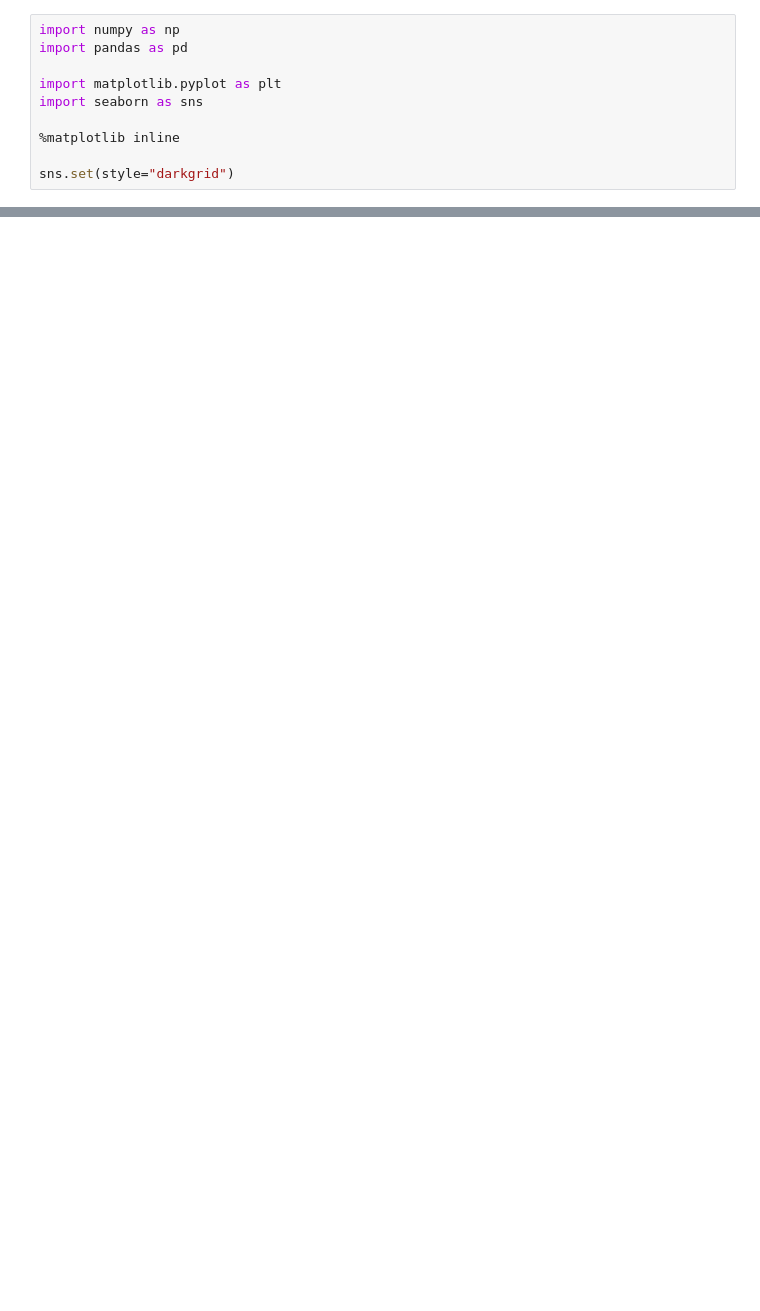
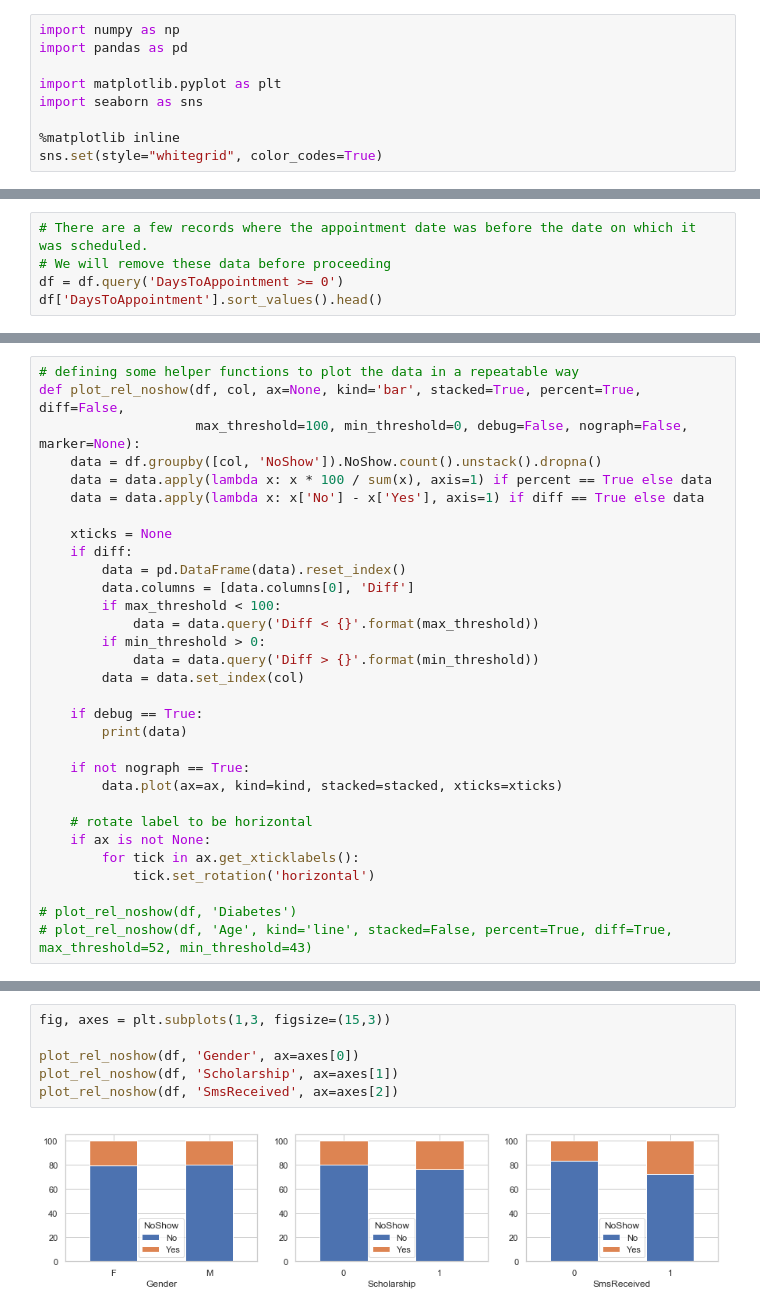
Before and after one commit to ksprashu/proj_investigate_dataset_no_show_appts, a Jupyter notebook: investigate-a-dataset-appointment_no_shows.ipynb, the cells around one changed output, grey strips where cells are left out. Drawn from its saved outputs; the diff is of its cells as text; blank space fills up the shorter version.

```diff
--- a/investigate-a-dataset-appointment_no_shows.ipynb
+++ b/investigate-a-dataset-appointment_no_shows.ipynb
@@ -25,5 +25,4 @@ import matplotlib.pyplot as plt
 import seaborn as sns
 
 %matplotlib inline
-
-sns.set(style="darkgrid")
+sns.set(style="whitegrid", color_codes=True)
@@ -117,0 +164,5 @@ memory usage: 11.8+ MB
+# %%
+# There are a few records where the appointment date was before the date on which it was scheduled.
+# We will remove these data before proceeding
+df = df.query('DaysToAppointment >= 0')
+df['DaysToAppointment'].sort_values().head()
@@ -117,0 +235,31 @@ memory usage: 11.8+ MB
+# %%
+# defining some helper functions to plot the data in a repeatable way
+def plot_rel_noshow(df, col, ax=None, kind='bar', stacked=True, percent=True, diff=False,
+                    max_threshold=100, min_threshold=0, debug=False, nograph=False, marker=None):
+    data = df.groupby([col, 'NoShow']).NoShow.count().unstack().dropna()
+    data = data.apply(lambda x: x * 100 / sum(x), axis=1) if percent == True else data
+    data = data.apply(lambda x: x['No'] - x['Yes'], axis=1) if diff == True else data
+
+    xticks = None
+    if diff:
+        data = pd.DataFrame(data).reset_index()
+        data.columns = [data.columns[0], 'Diff']
+        if max_threshold < 100:
+            data = data.query('Diff < {}'.format(max_threshold))
+        if min_threshold > 0:
+            data = data.query('Diff > {}'.format(min_threshold))
+        data = data.set_index(col)
+
+    if debug == True:
+        print(data)
+
+    if not nograph == True:
+        data.plot(ax=ax, kind=kind, stacked=stacked, xticks=xticks)
+
+    # rotate label to be horizontal
+    if ax is not None:
+        for tick in ax.get_xticklabels():
+            tick.set_rotation('horizontal')
+
+# plot_rel_noshow(df, 'Diabetes')
+# plot_rel_noshow(df, 'Age', kind='line', stacked=False, percent=True, diff=True, max_threshold=52, min_threshold=43)
@@ -117,0 +292,8 @@ memory usage: 11.8+ MB
+# %%
+fig, axes = plt.subplots(1,3, figsize=(15,3))
+
+plot_rel_noshow(df, 'Gender', ax=axes[0])
+plot_rel_noshow(df, 'Scholarship', ax=axes[1])
+plot_rel_noshow(df, 'SmsReceived', ax=axes[2])
+# %% [output]
+[figure, added]
```
Also changed, not shown: parts of 54 cells of this notebook, 1 other file.
